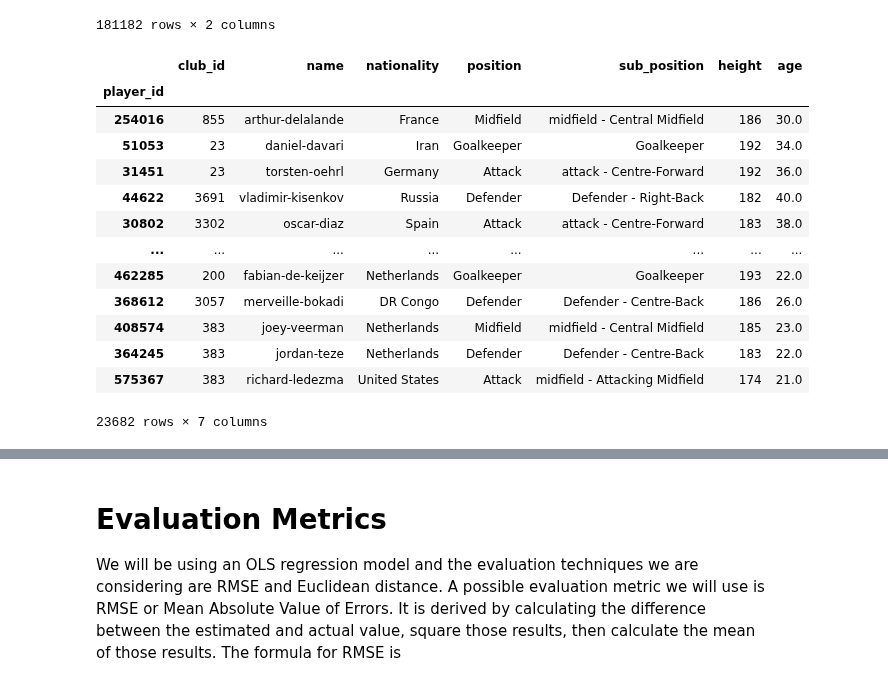
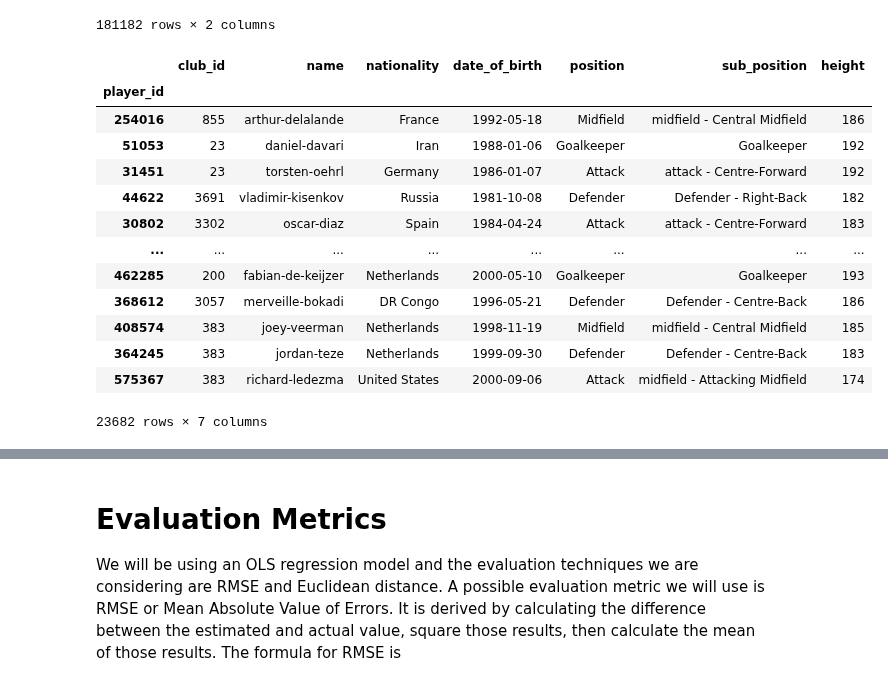
Before and after one commit to kade09/FifaMarketValueML, a Jupyter notebook: project.ipynb, the cells around one changed output, grey strips where cells are left out. Cells and saved outputs as stored; diff of their text form; code cells hidden in the pictures.

```diff
--- a/project.ipynb
+++ b/project.ipynb
@@ -140,7 +140,7 @@ data['appearances']
 # %%
 data['player_valuations']['season'] = \
     pd.DatetimeIndex(data['player_valuations']['date']).year
-data['player_valuations'].drop(columns = ['date'])
+data['player_valuations'].drop(columns = 'date', inplace = True)
 
 data['player_valuations'] = data['player_valuations'].groupby(
     ['player_id', 'season']
@@ -171,50 +171,41 @@ data['player_valuations']
 # %%
 data['players'] = data['players'].loc[
     :, ~data['players'].columns.isin([
         'last_season',
         'pretty_name',
         'market_value_in_gbp',
         'highest_market_value_in_gbp',
         'country_of_birth',
         'url',
         'foot'
     ])
 ]
 data['players'].rename(
     columns = {
         'height_in_cm': 'height',
         'current_club_id': 'club_id',
         'country_of_citizenship': 'nationality'
     },
     inplace = True
 )
 
-data['players']['age'] = (
-    pd.to_datetime('now', utc = True)
-        - pd.to_datetime(data['players']['date_of_birth'], utc = True)
-).astype('timedelta64[Y]')
-data['players'].drop(
-    columns = ['date_of_birth'],
-    inplace = True
-)
-
 data['players'].set_index('player_id', inplace = True)
 
 data['players']
 # %% [output]
-|  | club_id | name | nationality | position | sub_position | height | age |
+|  | club_id | name | nationality | date_of_birth | position | sub_position | height |
 | player_id |  |  |  |  |  |  |  |
-| 254016 | 855 | arthur-delalande | France | Midfield | midfield - Central Midfield | 186 | 30.0 |
-| 51053 | 23 | daniel-davari | Iran | Goalkeeper | Goalkeeper | 192 | 34.0 |
-| 31451 | 23 | torsten-oehrl | Germany | Attack | attack - Centre-Forward | 192 | 36.0 |
-| 44622 | 3691 | vladimir-kisenkov | Russia | Defender | Defender - Right-Back | 182 | 40.0 |
-| 30802 | 3302 | oscar-diaz | Spain | Attack | attack - Centre-Forward | 183 | 38.0 |
+| 254016 | 855 | arthur-delalande | France | 1992-05-18 | Midfield | midfield - Central Midfield | 186 |
+| 51053 | 23 | daniel-davari | Iran | 1988-01-06 | Goalkeeper | Goalkeeper | 192 |
+| 31451 | 23 | torsten-oehrl | Germany | 1986-01-07 | Attack | attack - Centre-Forward | 192 |
+| 44622 | 3691 | vladimir-kisenkov | Russia | 1981-10-08 | Defender | Defender - Right-Back | 182 |
+| 30802 | 3302 | oscar-diaz | Spain | 1984-04-24 | Attack | attack - Centre-Forward | 183 |
 | ... | ... | ... | ... | ... | ... | ... | ... |
-| 462285 | 200 | fabian-de-keijzer | Netherlands | Goalkeeper | Goalkeeper | 193 | 22.0 |
-| 368612 | 3057 | merveille-bokadi | DR Congo | Defender | Defender - Centre-Back | 186 | 26.0 |
-| 408574 | 383 | joey-veerman | Netherlands | Midfield | midfield - Central Midfield | 185 | 23.0 |
-| 364245 | 383 | jordan-teze | Netherlands | Defender | Defender - Centre-Back | 183 | 22.0 |
-| 575367 | 383 | richard-ledezma | United States | Attack | midfield - Attacking Midfield | 174 | 21.0 |
+| 462285 | 200 | fabian-de-keijzer | Netherlands | 2000-05-10 | Goalkeeper | Goalkeeper | 193 |
+| 368612 | 3057 | merveille-bokadi | DR Congo | 1996-05-21 | Defender | Defender - Centre-Back | 186 |
+| 408574 | 383 | joey-veerman | Netherlands | 1998-11-19 | Midfield | midfield - Central Midfield | 185 |
+| 364245 | 383 | jordan-teze | Netherlands | 1999-09-30 | Defender | Defender - Centre-Back | 183 |
+| 575367 | 383 | richard-ledezma | United States | 2000-09-06 | Attack | midfield - Attacking Midfield | 174 |
 23682 rows × 7 columns
 # %%
 df = data['players'].merge(
```
Also changed, not shown: parts of 7 cells of this notebook.
